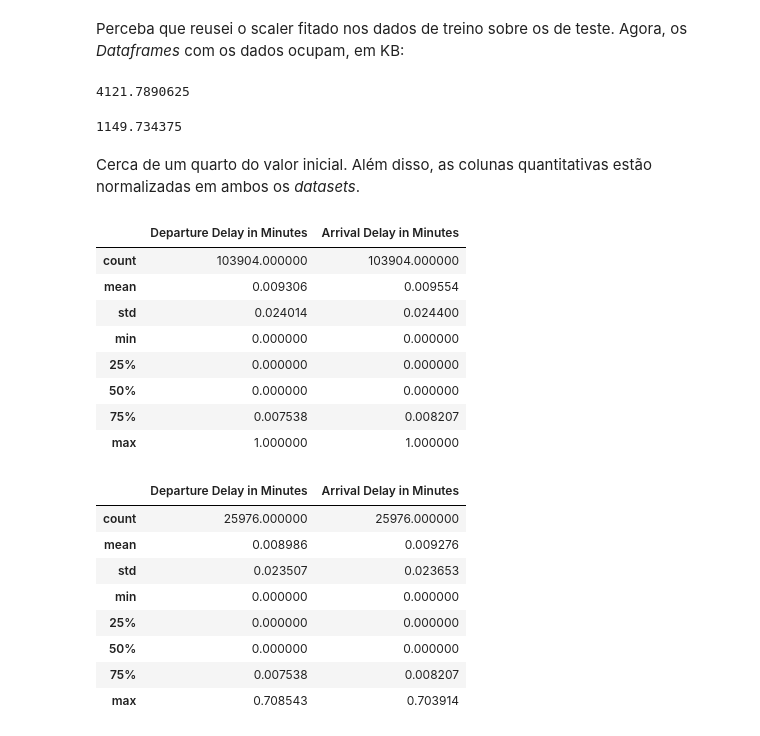
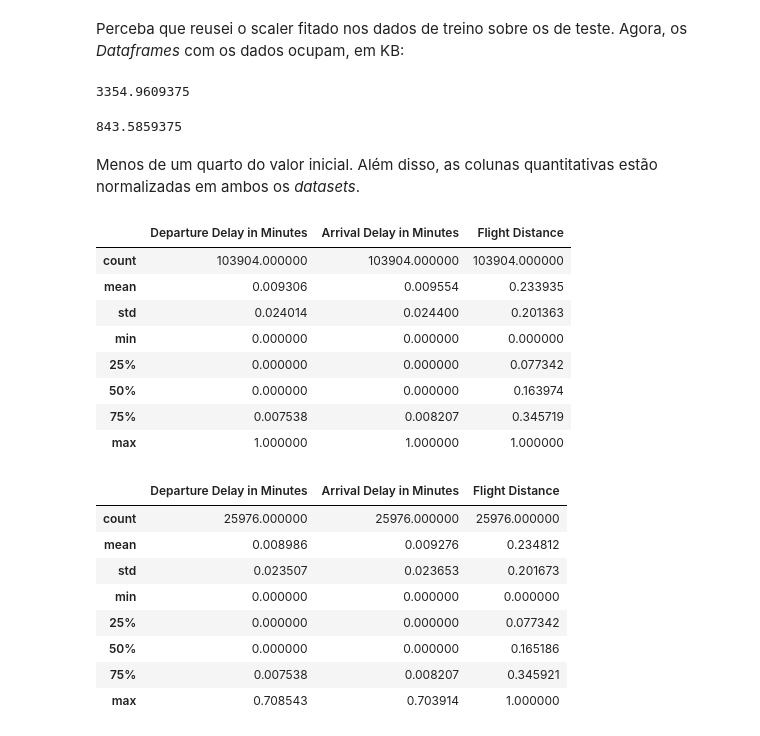
Before and after one commit to Pendulun/AirlinePassengerSatisfaction, a Jupyter notebook: airlineSatsPred.ipynb, the cells around one changed output. Saved outputs shown, nothing was run; the diff lists cells and outputs as text; code cells hidden in the pictures.

```diff
--- a/airlineSatsPred.ipynb
+++ b/airlineSatsPred.ipynb
@@ -188,6 +188,13 @@ def normalize(df, cols, scaler, already_fitted_scaler):
     df[cols] = numerical_scaled
     return df
 
+def to_float_32(df, cols):
+    df = df.copy()
+    for col in cols:
+        df[col] = df[col].astype("float32")
+
+    return df
+
 def clean_data(df, scaler, already_fitted_scaler=False):
     cleaned_df = df.drop(['Unnamed: 0', 'id'], axis=1)
 
@@ -195,18 +202,20 @@ def clean_data(df, scaler, already_fitted_scaler=False):
     COL_WITH_NAN = ['Arrival Delay in Minutes']
     cleaned_df = fill_with_zero(cleaned_df, COL_WITH_NAN)
 
-    #Transformando em categorical
-    NUM_COLS = ['Departure Delay in Minutes', 'Arrival Delay in Minutes']
-    CAT_COLS = cleaned_df.columns.difference(NUM_COLS)
-    cleaned_df = transform_to_categorical(cleaned_df, CAT_COLS)
-
     #Conseguir dummy variables dos categoricals objects
     COLS_TO_DUMMY = ['Gender', 'Customer Type', 'Type of Travel', 'Class', 'satisfaction']
     cleaned_df = to_dummies(cleaned_df, COLS_TO_DUMMY)
 
+    #Transformando em categorical
+    NUM_COLS = ['Departure Delay in Minutes', 'Arrival Delay in Minutes', 'Flight Distance']
+    CAT_COLS = cleaned_df.columns.difference(NUM_COLS)
+    cleaned_df = transform_to_categorical(cleaned_df, CAT_COLS)
+
     #Normalizar colunas
     cleaned_df = normalize(cleaned_df, NUM_COLS, scaler, already_fitted_scaler)
 
+    cleaned_df = to_float_32(cleaned_df, NUM_COLS)
+
     return cleaned_df
 # %%
 scaler = MinMaxScaler()
@@ -227,34 +236,34 @@ Perceba que reusei o scaler fitado nos dados de treino sobre os de teste. Agora,
 # %%
 cleaned_train_df.memory_usage().sum()/1024
 # %% [output]
-4121.7890625
+3354.9609375
 # %%
 cleaned_test_df.memory_usage().sum()/1024
 # %% [output]
-1149.734375
+843.5859375
 # %% [markdown]
-Cerca de um quarto do valor inicial. Além disso, as colunas quantitativas estão normalizadas em ambos os *datasets*.
+Menos de um quarto do valor inicial. Além disso, as colunas quantitativas estão normalizadas em ambos os *datasets*.
 # %%
-cleaned_train_df.describe()[['Departure Delay in Minutes', 'Arrival Delay in Minutes']]
+cleaned_train_df.describe()[['Departure Delay in Minutes', 'Arrival Delay in Minutes', 'Flight Distance']]
 # %% [output]
-|  | Departure Delay in Minutes | Arrival Delay in Minutes |
-| count | 103904.000000 | 103904.000000 |
-| mean | 0.009306 | 0.009554 |
-| std | 0.024014 | 0.024400 |
-| min | 0.000000 | 0.000000 |
-| 25% | 0.000000 | 0.000000 |
-| 50% | 0.000000 | 0.000000 |
-| 75% | 0.007538 | 0.008207 |
-| max | 1.000000 | 1.000000 |
+|  | Departure Delay in Minutes | Arrival Delay in Minutes | Flight Distance |
+| count | 103904.000000 | 103904.000000 | 103904.000000 |
+| mean | 0.009306 | 0.009554 | 0.233935 |
+| std | 0.024014 | 0.024400 | 0.201363 |
+| min | 0.000000 | 0.000000 | 0.000000 |
+| 25% | 0.000000 | 0.000000 | 0.077342 |
+| 50% | 0.000000 | 0.000000 | 0.163974 |
+| 75% | 0.007538 | 0.008207 | 0.345719 |
+| max | 1.000000 | 1.000000 | 1.000000 |
 # %%
-cleaned_test_df.describe()[['Departure Delay in Minutes', 'Arrival Delay in Minutes']]
+cleaned_test_df.describe()[['Departure Delay in Minutes', 'Arrival Delay in Minutes', 'Flight Distance']]
 # %% [output]
-|  | Departure Delay in Minutes | Arrival Delay in Minutes |
-| count | 25976.000000 | 25976.000000 |
-| mean | 0.008986 | 0.009276 |
-| std | 0.023507 | 0.023653 |
-| min | 0.000000 | 0.000000 |
-| 25% | 0.000000 | 0.000000 |
-| 50% | 0.000000 | 0.000000 |
-| 75% | 0.007538 | 0.008207 |
-| max | 0.708543 | 0.703914 |
+|  | Departure Delay in Minutes | Arrival Delay in Minutes | Flight Distance |
+| count | 25976.000000 | 25976.000000 | 25976.000000 |
+| mean | 0.008986 | 0.009276 | 0.234812 |
+| std | 0.023507 | 0.023653 | 0.201673 |
+| min | 0.000000 | 0.000000 | 0.000000 |
+| 25% | 0.000000 | 0.000000 | 0.077342 |
+| 50% | 0.000000 | 0.000000 | 0.165186 |
+| 75% | 0.007538 | 0.008207 | 0.345921 |
+| max | 0.708543 | 0.703914 | 1.000000 |
```
Also changed, not shown: parts of 12 cells of this notebook.
